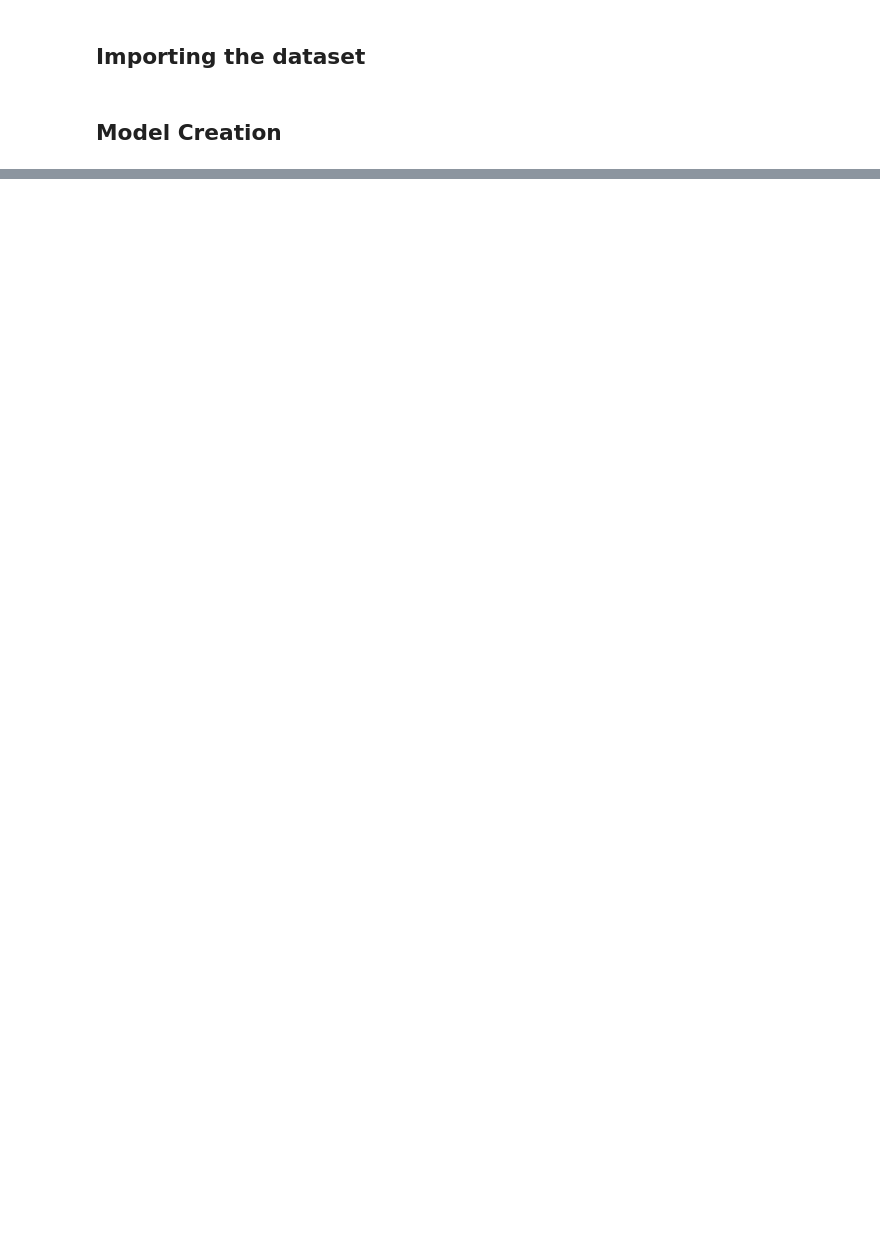
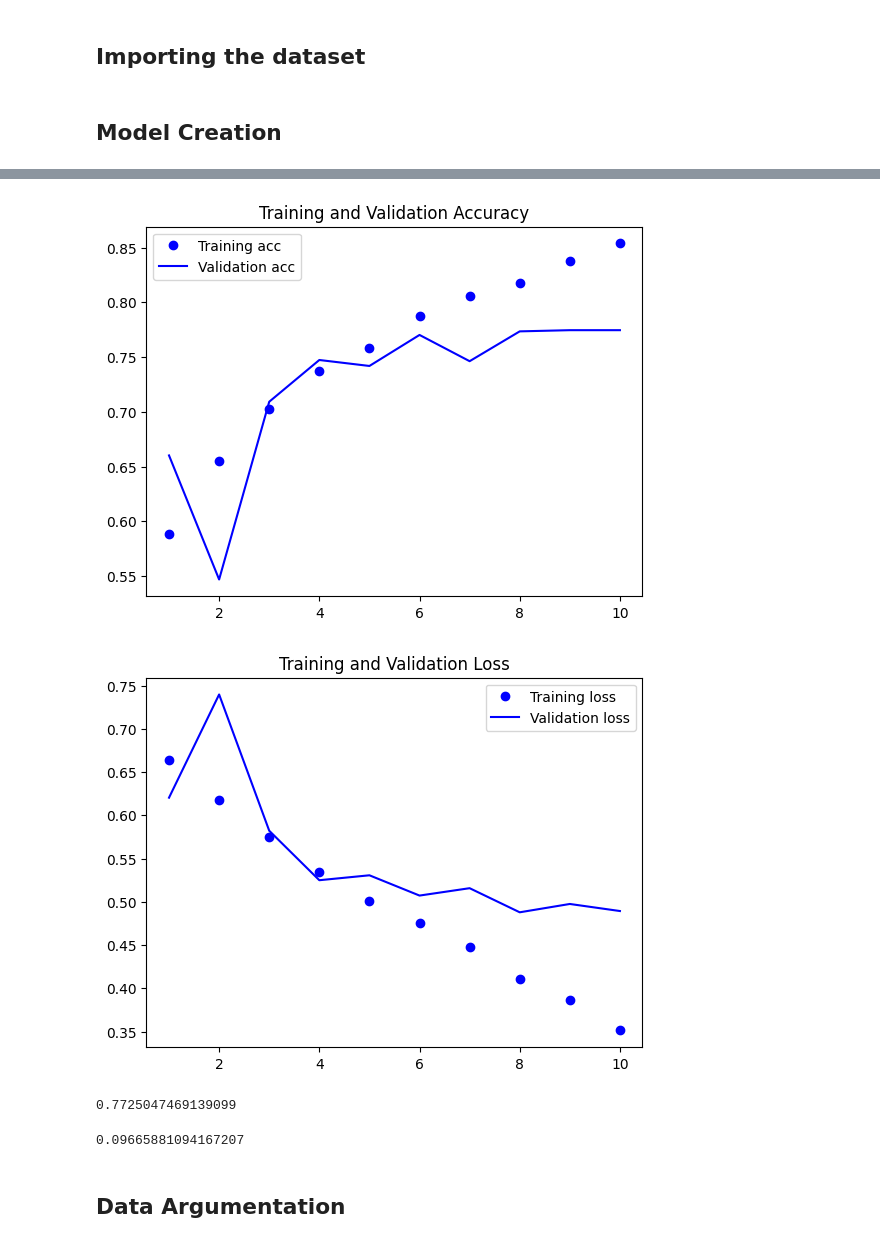
Before and after one commit to penscola/Machine-Learning-Zoomcamp, a Jupyter notebook: Deep_Learning/notebook/notebook.ipynb, the cells around one changed output, grey strips where cells are left out. Cells and saved outputs as stored; diff of their text form; code cells hidden in the pictures; blank space fills up the shorter version.

Commit message:
created a model that could predict whether an insect is a wasp or bee 🐝

```diff
--- a/Deep_Learning/notebook/notebook.ipynb
+++ b/Deep_Learning/notebook/notebook.ipynb
@@ -40,0 +82,9 @@ model.add(layers.Dense(1, activation='sigmoid'))
+# %%
+train_datagen = ImageDataGenerator(rescale=1./255)
+val_datagen = ImageDataGenerator(rescale=1./255)
+# %%
+# Training data generator
+train_generator = train_datagen.flow_from_directory(train_dir,
+                                                    target_size=(150, 150),
+                                                    batch_size=20,
+                                                    class_mode='binary')
@@ -40,0 +93,6 @@ model.add(layers.Dense(1, activation='sigmoid'))
+# %%
+# Validating data generator
+validation_generator = val_datagen.flow_from_directory(test_dir,
+                                                        target_size=(150, 150),
+                                                        batch_size=20,
+                                                        class_mode='binary')
@@ -40,0 +112,5 @@ model.add(layers.Dense(1, activation='sigmoid'))
+# %%
+history = model.fit(
+    train_generator,
+    epochs=10,
+    validation_data=validation_generator)
@@ -40,0 +138,39 @@ model.add(layers.Dense(1, activation='sigmoid'))
+# %%
+# Plot accuracy and loss
+acc = history.history['acc']
+val_acc = history.history['val_acc']
+loss = history.history['loss']
+val_loss = history.history['val_loss']
+
+epochs = range(1, len(acc) + 1)
+
+plt.plot(epochs, acc, 'bo', label='Training acc')
+plt.plot(epochs, val_acc, 'b', label='Validation acc')
+plt.title('Training and Validation Accuracy')
+plt.legend()
+
+plt.figure()
+
+plt.plot(epochs, loss, 'bo', label='Training loss')
+plt.plot(epochs, val_loss, 'b', label='Validation loss')
+plt.title('Training and Validation Loss')
+plt.legend()
+
+plt.show()
+# %% [output]
+[figure, added]
+[figure, added]
+# %%
+# Median accuracy
+acc_median = np.median(acc)
+acc_median
+# %% [output]
+0.7725047469139099
+# %%
+# Standard deviation of loss
+loss_std = np.std(loss)
+loss_std
+# %% [output]
+0.09665881094167207
+# %% [markdown]
+## Data Argumentation
```
Also changed, not shown: parts of 26 cells of this notebook.
